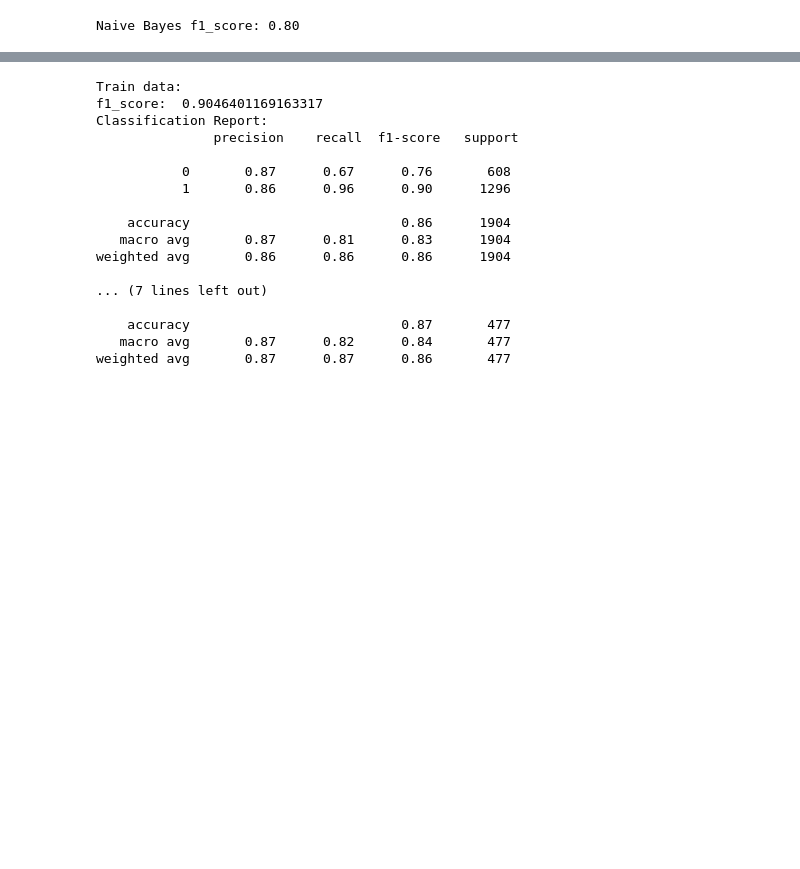
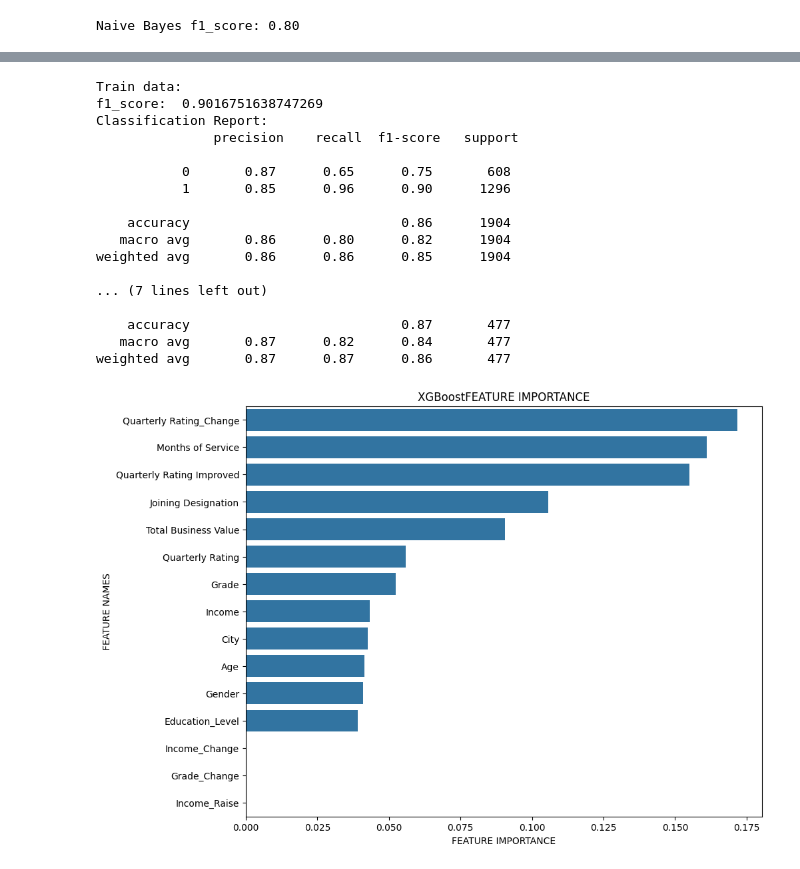
Before and after one commit to darkdip2/transfer, a Jupyter notebook: OlaBusinessCaseEnsembling/EnsemblingMobilityPlatformData.ipynb, the cells around one changed output, grey strips where cells are left out. Saved outputs shown, nothing was run; the diff lists cells and outputs as text; code cells hidden in the pictures; blank space fills up the shorter version.

```diff
--- a/OlaBusinessCaseEnsembling/EnsemblingMobilityPlatformData.ipynb
+++ b/OlaBusinessCaseEnsembling/EnsemblingMobilityPlatformData.ipynb
@@ -1175,33 +1179,59 @@ weighted avg       0.86      0.86      0.86       477
+# %%
+model=xgb_final
+model_type='XGBoost'
+if rf_weight>xgb_weight:
+    model=rf_final
+    model_type='Random Forest'
 # %%
 color = '\033[91m'
 bold = '\033[1m'
 end = '\033[0m'
 # Predict and evaluate performance
 y_true = y_train
-y_pred = xgb_final.predict(X_train)
+y_pred = model.predict(X_train)
 print(color + bold + "Train data:" + color + end)
 print("f1_score: ", f1_score(y_true, y_pred))
 print("Classification Report:\n", classification_report(y_true, y_pred))
 y_true = y_test
-y_pred = xgb_final.predict(X_test)
+y_pred = model.predict(X_test)
 print(color + bold + "Test data:" + color + end)
 print("f1_score: ", f1_score(y_true, y_pred))
 print("Classification Report:\n", classification_report(y_true, y_pred))
 # %% [output]
 Train data:
-f1_score:  0.9046401169163317
+f1_score:  0.9016751638747269
 Classification Report:
                precision    recall  f1-score   support
 
-           0       0.87      0.67      0.76       608
-           1       0.86      0.96      0.90      1296
+           0       0.87      0.65      0.75       608
+           1       0.85      0.96      0.90      1296
 
     accuracy                           0.86      1904
-   macro avg       0.87      0.81      0.83      1904
-weighted avg       0.86      0.86      0.86      1904
+   macro avg       0.86      0.80      0.82      1904
+weighted avg       0.86      0.86      0.85      1904
 
 ... (7 lines left out)
 
     accuracy                           0.87       477
    macro avg       0.87      0.82      0.84       477
 weighted avg       0.87      0.87      0.86       477
+# %%
+def plot_feature_importance(importance,names,model_type):
+    feature_importance = np.array(importance)
+    feature_names = np.array(names)
+
+    data={'feature_names':feature_names,'feature_importance':feature_importance}
+    fi_df = pd.DataFrame(data)
+
+    fi_df.sort_values(by=['feature_importance'], ascending=False,inplace=True)
+
+    plt.figure(figsize=(10,8))
+    sns.barplot(x=fi_df['feature_importance'], y=fi_df['feature_names'])
+    plt.title(model_type + 'FEATURE IMPORTANCE')
+    plt.xlabel('FEATURE IMPORTANCE')
+    plt.ylabel('FEATURE NAMES')
+    plt.show()
+
+plot_feature_importance(model.feature_importances_,X_train.columns,model_type)
+# %% [output]
+[figure, added]
```
Also changed, not shown: parts of 15 cells of this notebook.
